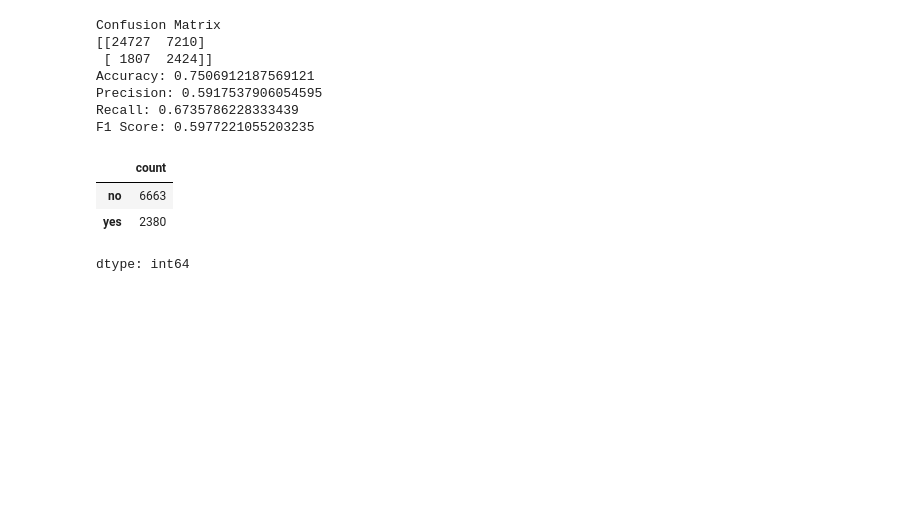
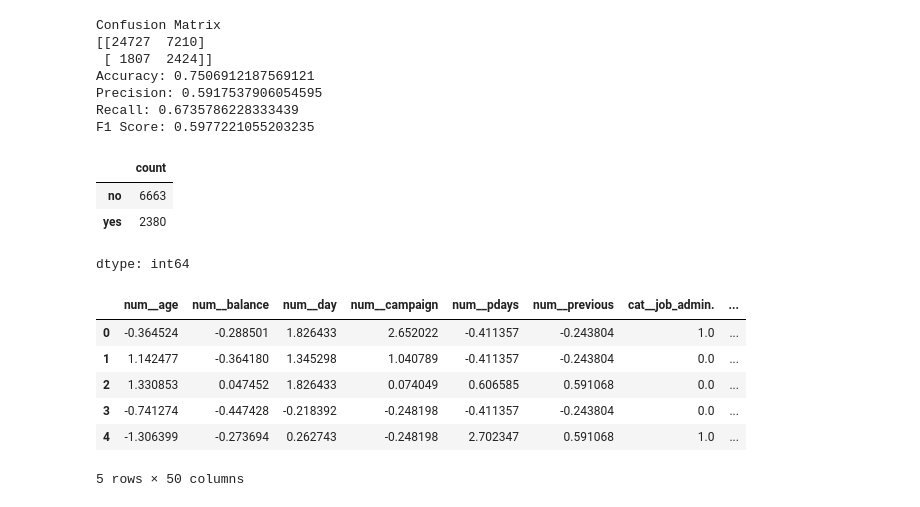
Before and after one commit to asennakesavan/InceptezGenAI-Batch26, a Jupyter notebook: Customer_Campaign_response_prediction_model1.ipynb, the cells around one changed output. Drawn from its saved outputs; the diff is of its cells as text; code cells hidden in the pictures; blank space fills up the shorter version.

```diff
--- a/Customer_Campaign_response_prediction_model1.ipynb
+++ b/Customer_Campaign_response_prediction_model1.ipynb
@@ -258,3 +268,18 @@ pd.Series(y_DT_pred_test).value_counts()
 | no | 6663 |
 | yes | 2380 |
 dtype: int64
+# %%
+# Get feature names after preprocessing
+preprocessor_output_features = preprocessor.get_feature_names_out()
+
+# Convert the preprocessed training data to a DataFrame for better readability
+train_preprocessed_df = pd.DataFrame(train_preprocessed, columns=preprocessor_output_features)
+display(train_preprocessed_df.head())
+# %% [output]
+|  | num__age | num__balance | num__day | num__campaign | num__pdays | num__previous | cat__job_admin. | ... |
+| 0 | -0.364524 | -0.288501 | 1.826433 | 2.652022 | -0.411357 | -0.243804 | 1.0 | ... |
+| 1 | 1.142477 | -0.364180 | 1.345298 | 1.040789 | -0.411357 | -0.243804 | 0.0 | ... |
+| 2 | 1.330853 | 0.047452 | 1.826433 | 0.074049 | 0.606585 | 0.591068 | 0.0 | ... |
+| 3 | -0.741274 | -0.447428 | -0.218392 | -0.248198 | -0.411357 | -0.243804 | 0.0 | ... |
+| 4 | -1.306399 | -0.273694 | 0.262743 | -0.248198 | 2.702347 | 0.591068 | 1.0 | ... |
+5 rows × 50 columns
```
Also changed, not shown: parts of 11 cells of this notebook.
